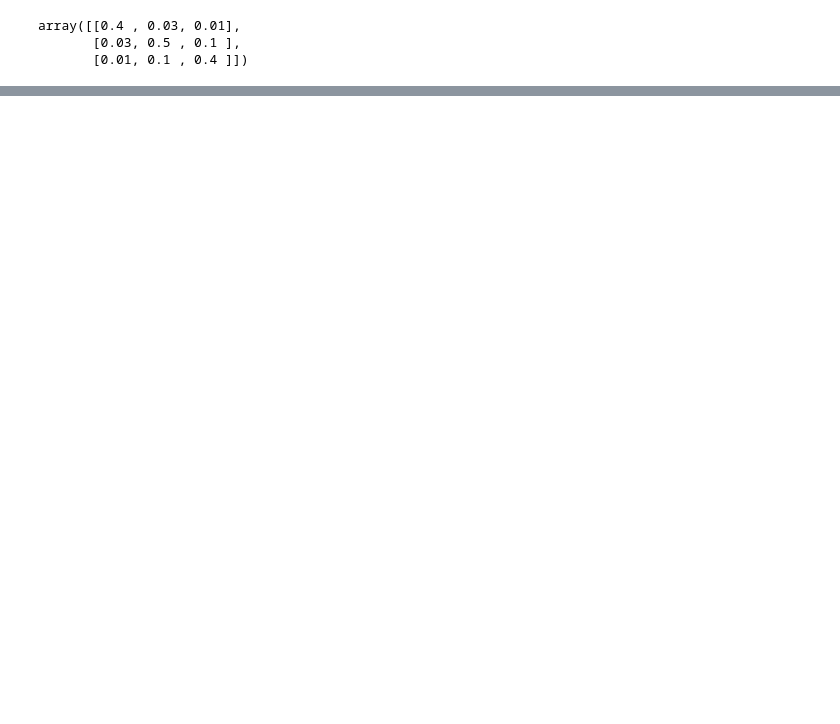
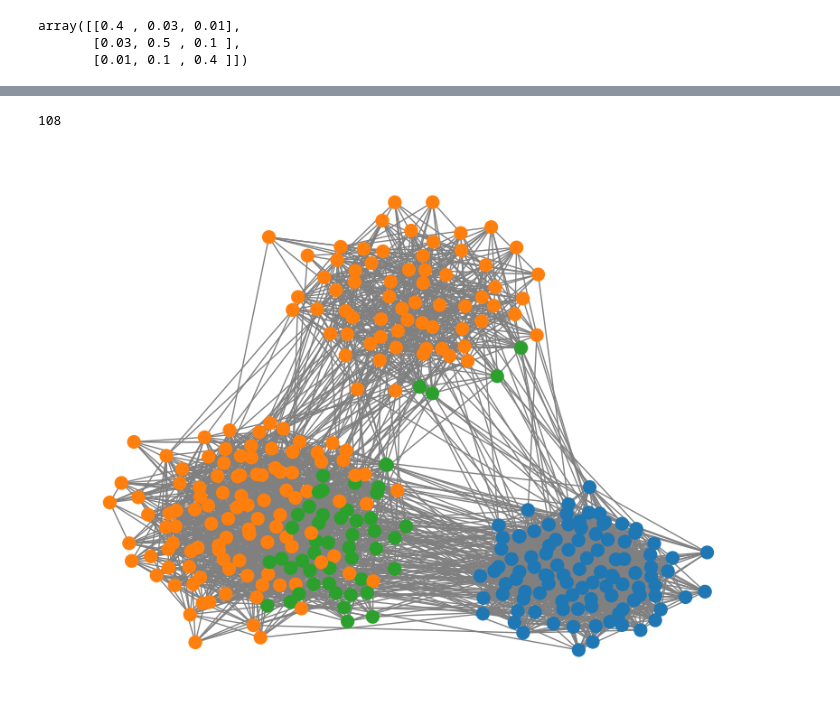
Before and after one commit to QMoayedpour/PGM_MVA, a Jupyter notebook: ntbk/vizu_graph.ipynb, the cells around one changed output, grey strips where cells are left out. Cells and saved outputs as stored; diff of their text form; code cells hidden in the pictures; blank space fills up the shorter version.

```diff
--- a/ntbk/vizu_graph.ipynb
+++ b/ntbk/vizu_graph.ipynb
@@ -179,0 +278,8 @@ axes[1].imshow(__)
+# %%
+model3 = MixtureModel(M_3, 320, 3)
+model3.em()
+print(model3.loss(G3, determinist = True))
+model3.plot_from_tau()
+# %% [output]
+108
+[figure, added]
```
Also changed, not shown: parts of 12 cells of this notebook.
